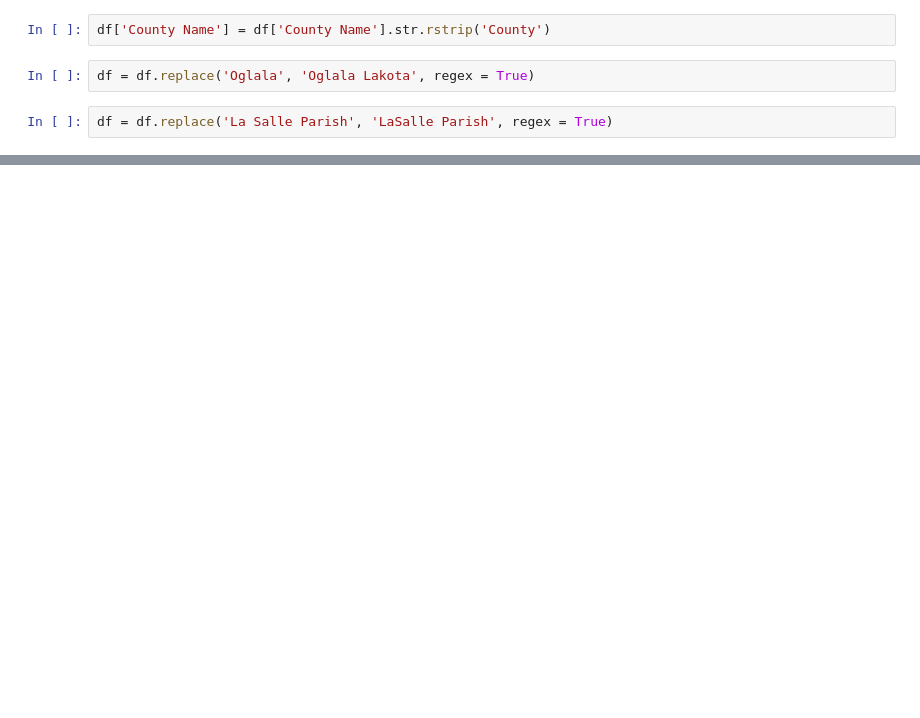
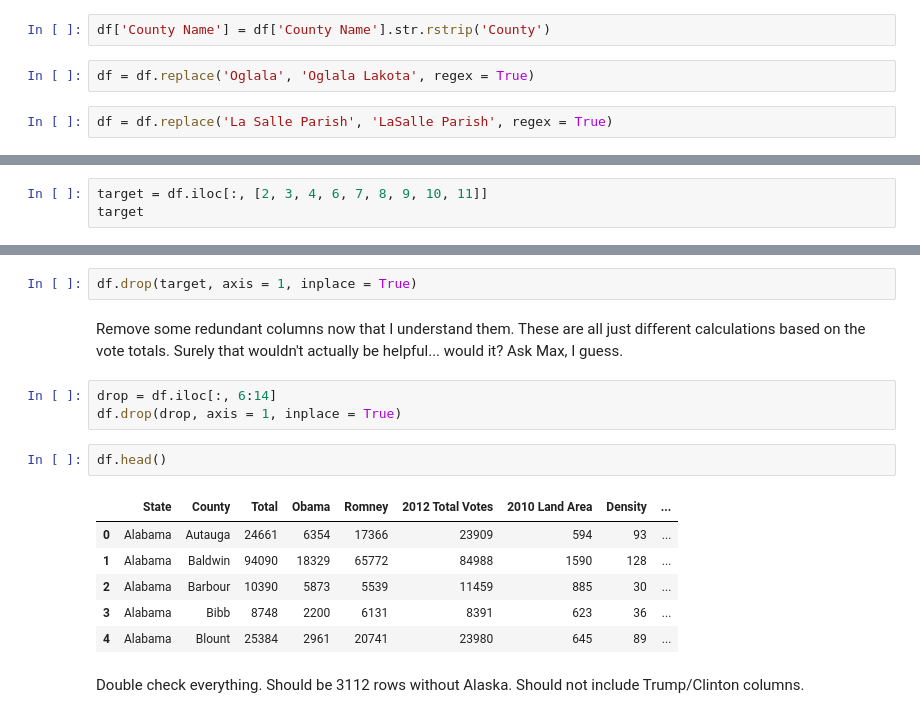
Before and after one commit to AngieKay/2016-Election-by-County, a Jupyter notebook: Results.ipynb, the cells around one changed output, grey strips where cells are left out. Saved outputs shown, nothing was run; the diff lists cells and outputs as text; blank space fills up the shorter version.

```diff
--- a/Results.ipynb
+++ b/Results.ipynb
@@ -91,0 +179,3 @@ df_race.loc[~df_race['County'].isin(df['County Name'])]
+# %%
+target = df.iloc[:, [2, 3, 4, 6, 7, 8, 9, 10, 11]]
+target
@@ -92,3 +200,21 @@ df_race.loc[~df_race['County'].isin(df['County Name'])]
+# %%
+df.drop(target, axis = 1, inplace = True)
+# %% [markdown]
+Remove some redundant columns now that I understand them. These are all just different calculations based on the vote totals. Surely that wouldn't actually be helpful... would it? Ask Max, I guess.
+# %%
+drop = df.iloc[:, 6:14]
+df.drop(drop, axis = 1, inplace = True)
+# %%
+df.head()
+# %% [output]
+|  | State | County | Total | Obama | Romney | 2012 Total Votes | 2010 Land Area | Density | ... |
+| 0 | Alabama | Autauga | 24661 | 6354 | 17366 | 23909 | 594 | 93 | ... |
+| 1 | Alabama | Baldwin | 94090 | 18329 | 65772 | 84988 | 1590 | 128 | ... |
+| 2 | Alabama | Barbour | 10390 | 5873 | 5539 | 11459 | 885 | 30 | ... |
+| 3 | Alabama | Bibb | 8748 | 2200 | 6131 | 8391 | 623 | 36 | ... |
+| 4 | Alabama | Blount | 25384 | 2961 | 20741 | 23980 | 645 | 89 | ... |
+# %% [markdown]
+Double check everything. Should be 3112 rows without Alaska. Should not include Trump/Clinton columns.
 # %%
 df.info()
 # %% [output]
```
Also changed, not shown: parts of 43 cells of this notebook, 9 other files.
